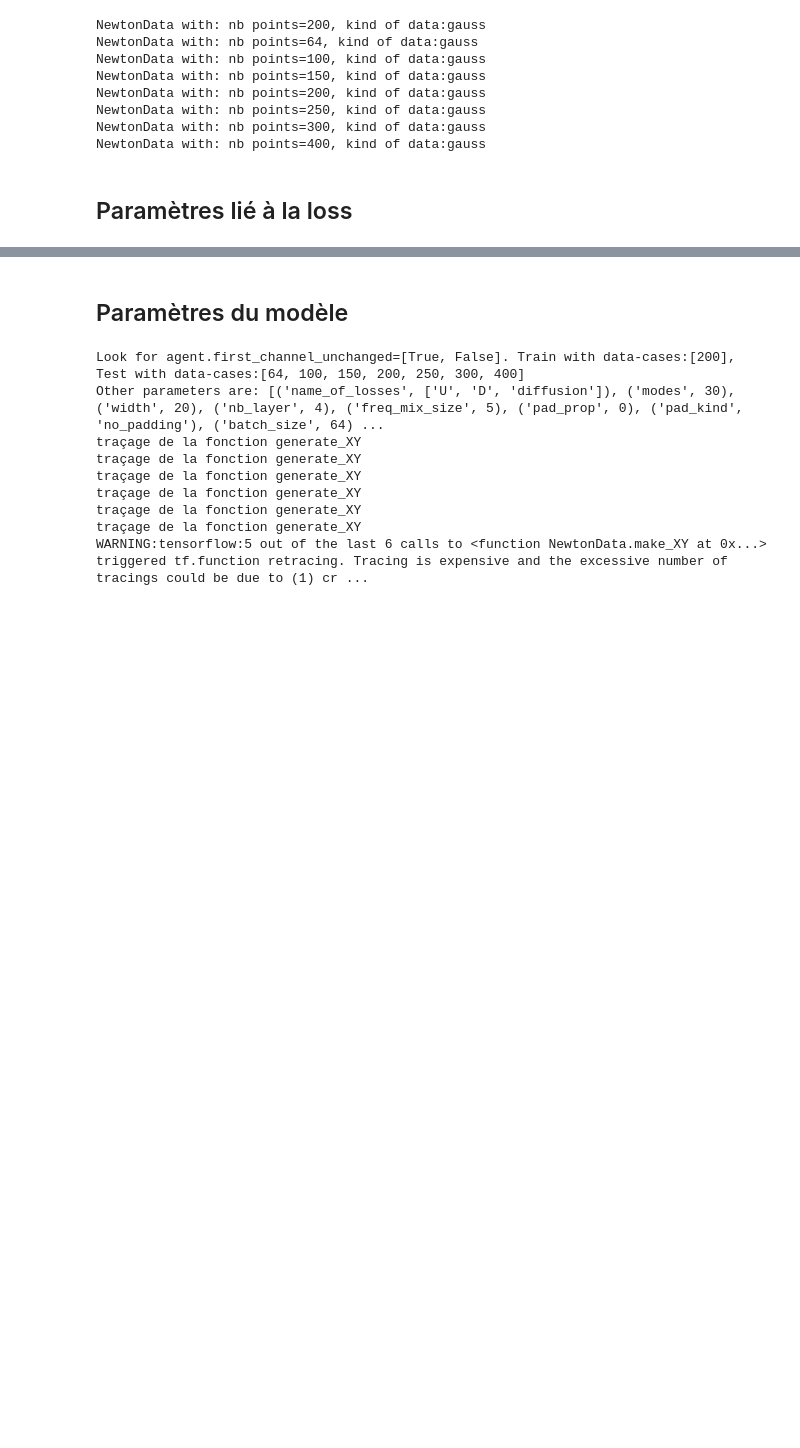
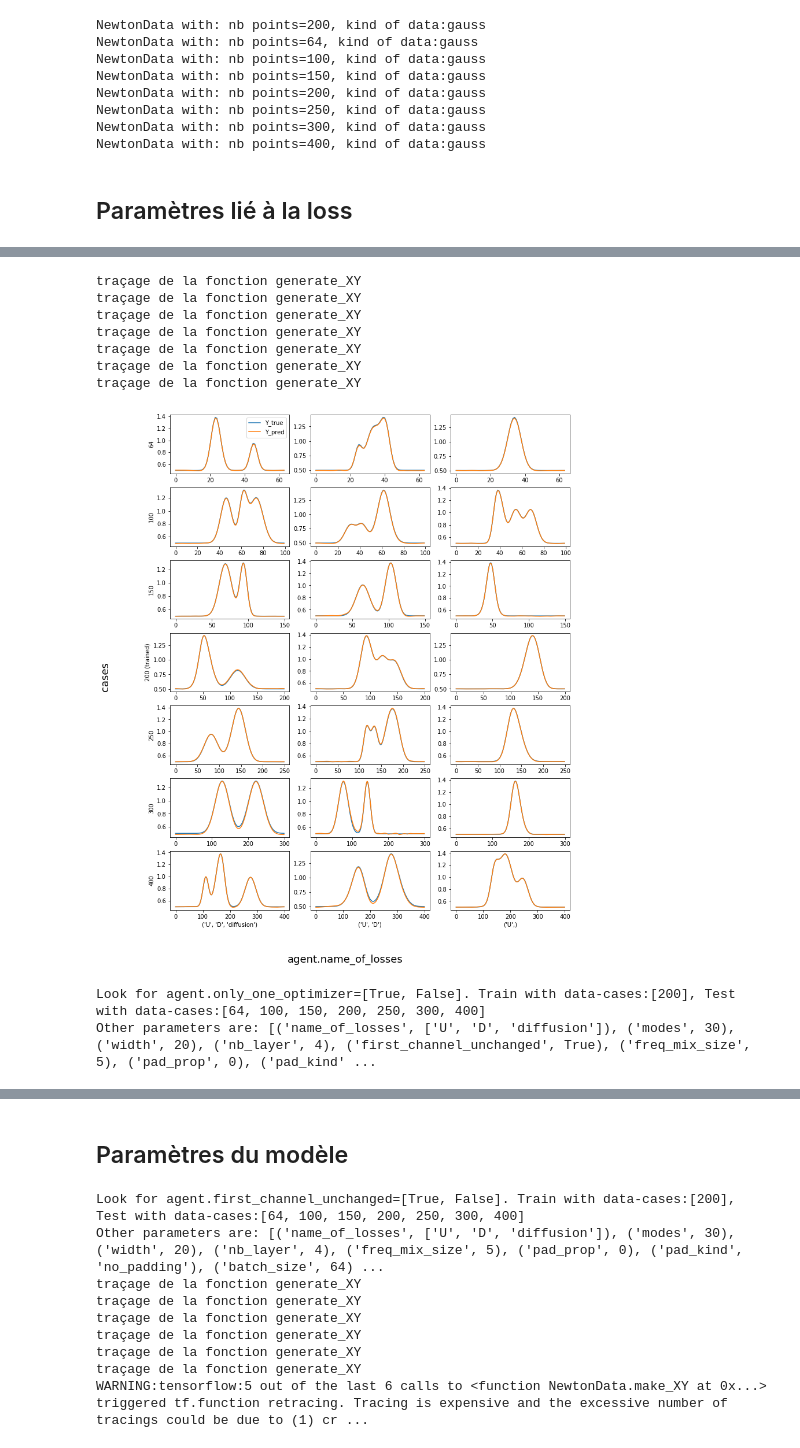
Before and after one commit to vincentvigon/small_libs, a Jupyter notebook: fourier_neural_operator/test_newton/run1_newton_with_grid_up.ipynb, the cells around one changed output, grey strips where cells are left out. Saved outputs shown, nothing was run; the diff lists cells and outputs as text; code cells hidden in the pictures; blank space fills up the shorter version.

```diff
--- a/fourier_neural_operator/test_newton/run1_newton_with_grid_up.ipynb
+++ b/fourier_neural_operator/test_newton/run1_newton_with_grid_up.ipynb
@@ -313,0 +332,16 @@ NewtonData with: nb points=400, kind of data:gauss
+# %%
+gridup.plot_prediction();
+# %% [output]
+traçage de la fonction generate_XY
+traçage de la fonction generate_XY
+traçage de la fonction generate_XY
+traçage de la fonction generate_XY
+traçage de la fonction generate_XY
+traçage de la fonction generate_XY
+traçage de la fonction generate_XY
+[figure, added]
+# %%
+gridup.watch_param("only_one_optimizer");
+# %% [output]
+Look for agent.only_one_optimizer=[True, False]. Train with data-cases:[200], Test with data-cases:[64, 100, 150, 200, 250, 300, 400]
+Other parameters are: [('name_of_losses', ['U', 'D', 'diffusion']), ('modes', 30), ('width', 20), ('nb_layer', 4), ('first_channel_unchanged', True), ('freq_mix_size', 5), ('pad_prop', 0), ('pad_kind' ...
```
Also changed, not shown: parts of 13 cells of this notebook, 2 other files.
